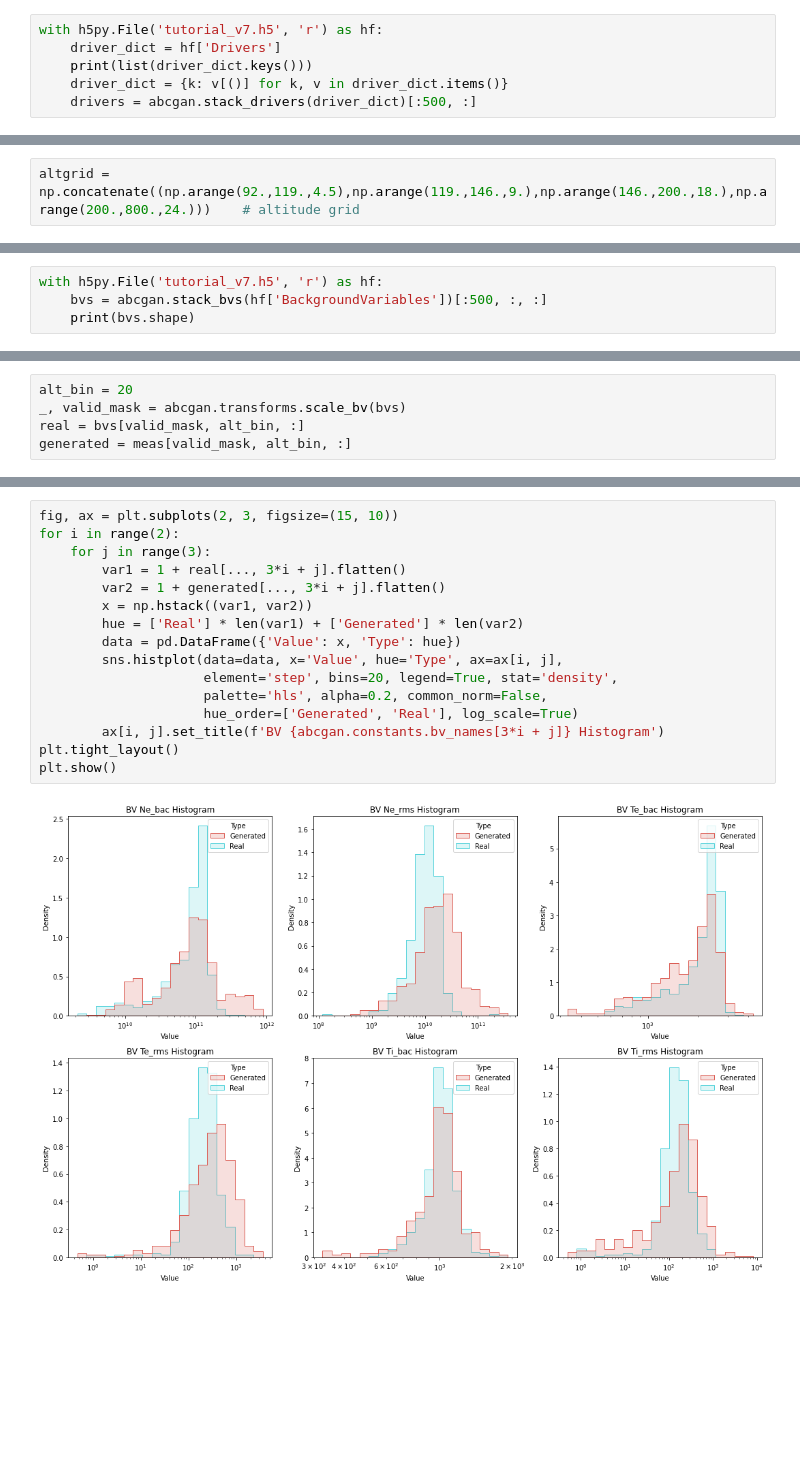
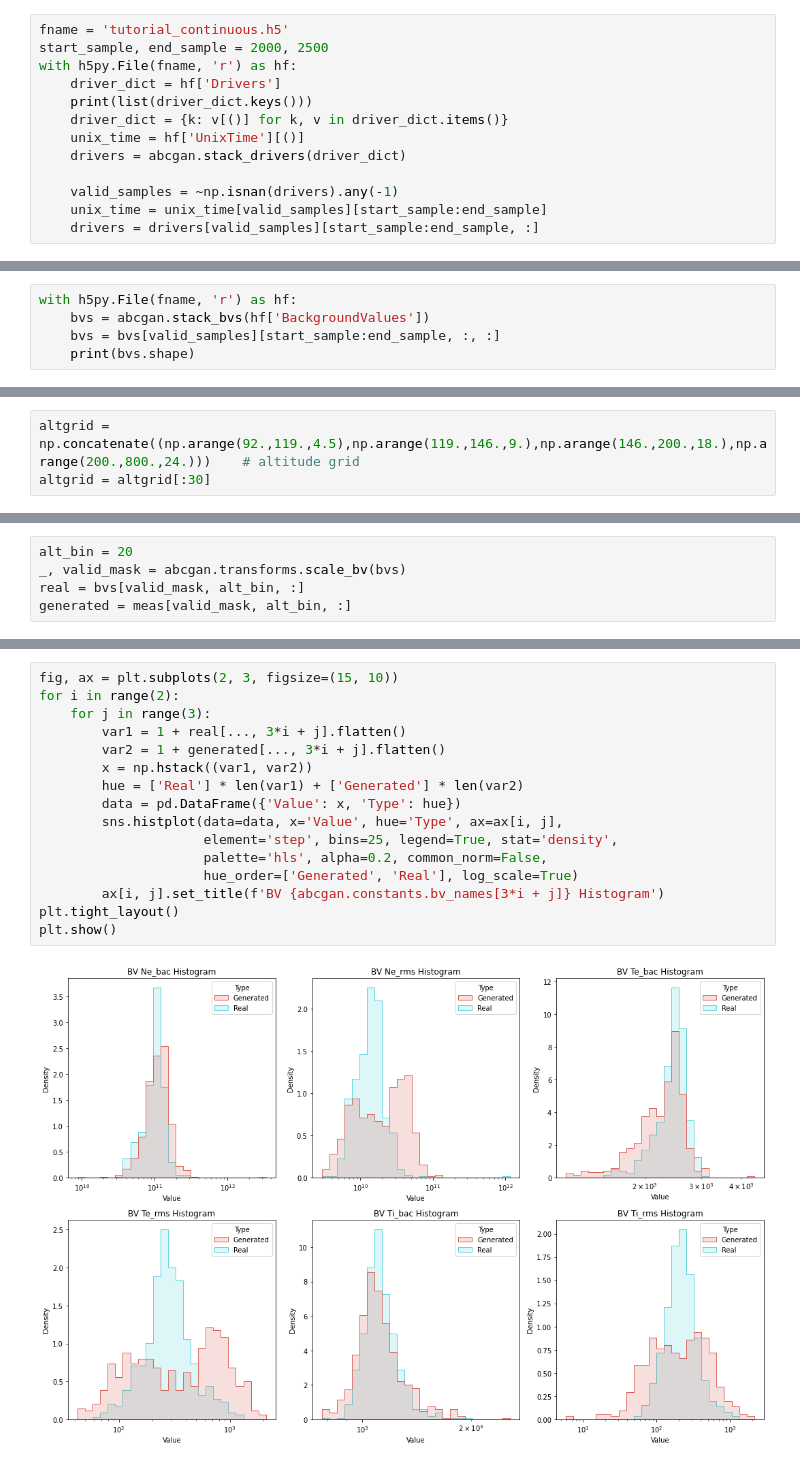
Before and after one commit to sri-geospace/atmosense-abcgan, a Jupyter notebook: tutorials/demo.ipynb, the cells around one changed output, grey strips where cells are left out. Cells and saved outputs as stored; diff of their text form; blank space fills up the shorter version.

```diff
--- a/tutorials/demo.ipynb
+++ b/tutorials/demo.ipynb
@@ -37,7 +45,14 @@ We need to first get the driving parameters. We first load a set of relevant dri
 # %%
-with h5py.File('tutorial_v7.h5', 'r') as hf:
+fname = 'tutorial_continuous.h5'
+start_sample, end_sample = 2000, 2500
+with h5py.File(fname, 'r') as hf:
     driver_dict = hf['Drivers']
     print(list(driver_dict.keys()))
     driver_dict = {k: v[()] for k, v in driver_dict.items()}
-    drivers = abcgan.stack_drivers(driver_dict)[:500, :]
+    unix_time = hf['UnixTime'][()]
+    drivers = abcgan.stack_drivers(driver_dict)
+
+    valid_samples = ~np.isnan(drivers).any(-1)
+    unix_time = unix_time[valid_samples][start_sample:end_sample]
+    drivers = drivers[valid_samples][start_sample:end_sample, :]
 # %% [output]
@@ -67,0 +101,5 @@ See the tutorial on generating and saving drivers in this directory for how to c
+# %%
+with h5py.File(fname, 'r') as hf:
+    bvs = abcgan.stack_bvs(hf['BackgroundValues'])
+    bvs = bvs[valid_samples][start_sample:end_sample, :, :]
+    print(bvs.shape)
@@ -77,6 +139,7 @@ The ABC GAN predicts background values on a set, non-uniform altitude grid.  The
 | 200 - 800 km   | 24 km        |
 # %%
 altgrid = np.concatenate((np.arange(92.,119.,4.5),np.arange(119.,146.,9.),np.arange(146.,200.,18.),np.arange(200.,800.,24.)))    # altitude grid
+altgrid = altgrid[:30]
 # %% [markdown]
 ## Generate
 
@@ -120,4 +165,0 @@ We can now load a sample of background variable observations collected at the sa
-# %%
-with h5py.File('tutorial_v7.h5', 'r') as hf:
-    bvs = abcgan.stack_bvs(hf['BackgroundVariables'])[:500, :, :]
-    print(bvs.shape)
@@ -210,18 +250,18 @@ We can then compare the distributions of the `real` and `generate` values for ea
 # %%
 fig, ax = plt.subplots(2, 3, figsize=(15, 10))
 for i in range(2):
     for j in range(3):
         var1 = 1 + real[..., 3*i + j].flatten()
         var2 = 1 + generated[..., 3*i + j].flatten()
         x = np.hstack((var1, var2))
         hue = ['Real'] * len(var1) + ['Generated'] * len(var2)
         data = pd.DataFrame({'Value': x, 'Type': hue})
         sns.histplot(data=data, x='Value', hue='Type', ax=ax[i, j],
-                     element='step', bins=20, legend=True, stat='density',
+                     element='step', bins=25, legend=True, stat='density',
                      palette='hls', alpha=0.2, common_norm=False,
                      hue_order=['Generated', 'Real'], log_scale=True)
         ax[i, j].set_title(f'BV {abcgan.constants.bv_names[3*i + j]} Histogram')
 plt.tight_layout()
 plt.show()
 # %% [output]
-[figure, old version]
+[figure, new version]
```
Also changed, not shown: parts of 32 cells of this notebook, 31 other files.
